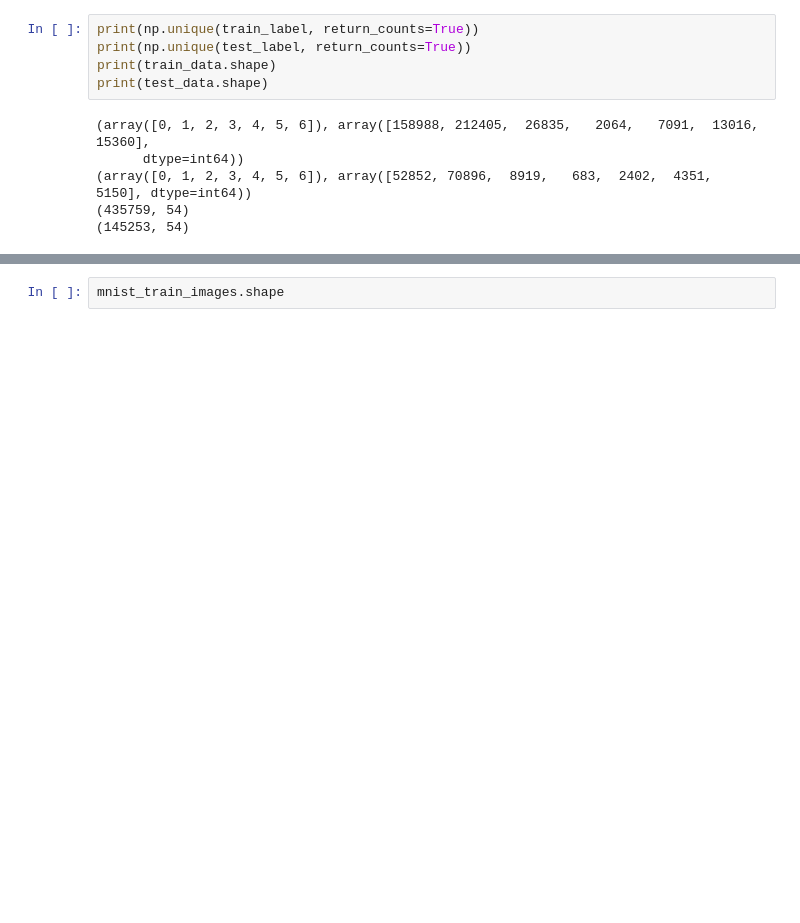
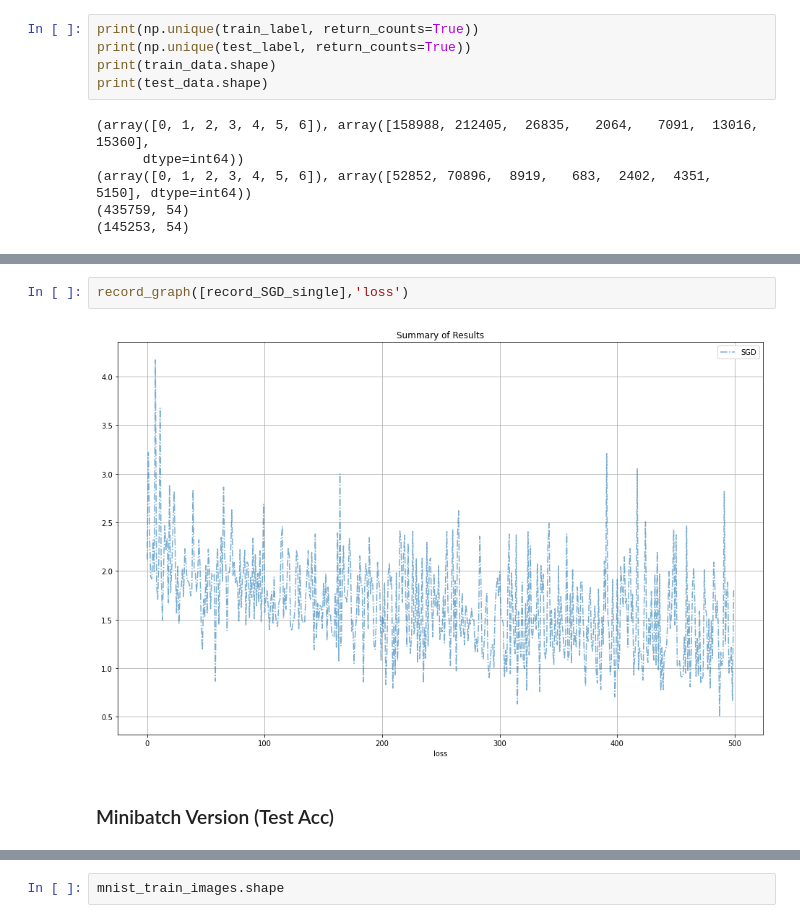
Before and after one commit to simonCodeZzz/DSA4212_Assignment2, a Jupyter notebook: try.ipynb, the cells around one changed output, grey strips where cells are left out. Drawn from its saved outputs; the diff is of its cells as text; blank space fills up the shorter version.

```diff
--- a/try.ipynb
+++ b/try.ipynb
@@ -614,3 +756,9 @@ print(test_data.shape)
+# %%
+record_graph([record_SGD_single],'loss')
+# %% [output]
+[figure, added]
+# %% [markdown]
+### Minibatch Version (Test Acc)
 # %%
 beta = np.copy(beta_init)
 
```
Also changed, not shown: parts of 55 cells of this notebook.
